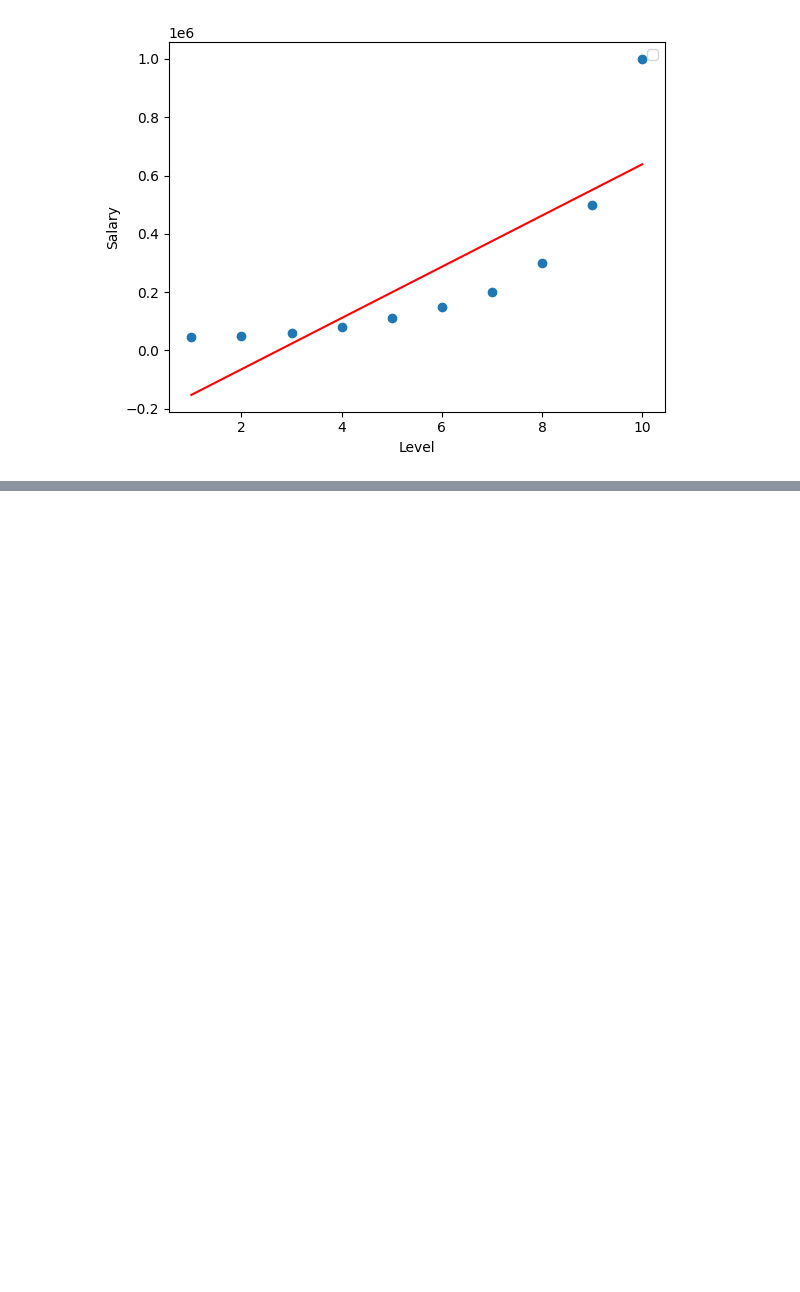
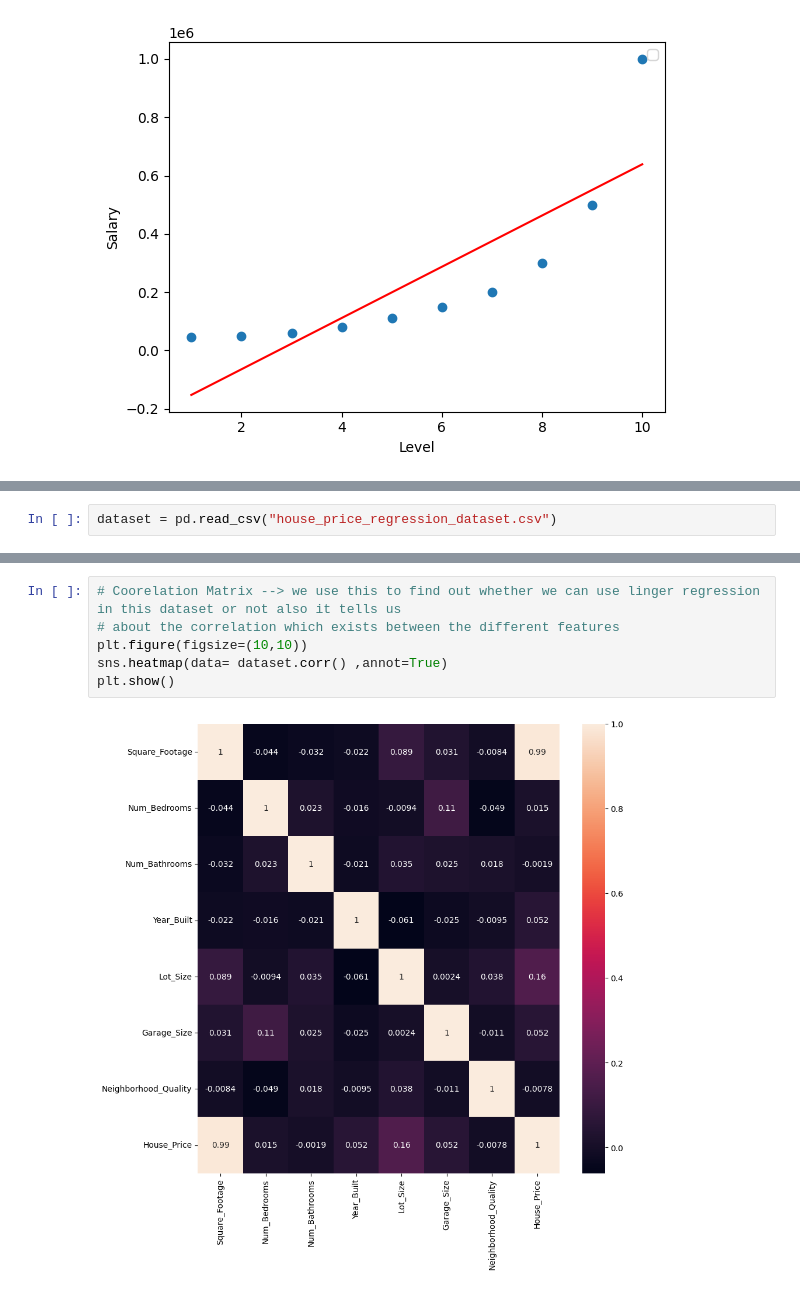
Before and after one commit to jaskiratbudhmaan-ship-it/LocalRepo, a Jupyter notebook: Machine_Learning2.ipynb, the cells around one changed output, grey strips where cells are left out. Drawn from its saved outputs; the diff is of its cells as text; blank space fills up the shorter version.

```diff
--- a/Machine_Learning2.ipynb
+++ b/Machine_Learning2.ipynb
@@ -160,0 +170,2 @@ See: https://matplotlib.org/stable/users/explain/axes/legend_guide.html#controll
+# %%
+dataset = pd.read_csv("house_price_regression_dataset.csv")
@@ -160,0 +179,8 @@ See: https://matplotlib.org/stable/users/explain/axes/legend_guide.html#controll
+# %%
+# Coorelation Matrix --> we use this to find out whether we can use linger regression in this dataset or not also it tells us
+# about the correlation which exists between the different features
+plt.figure(figsize=(10,10))
+sns.heatmap(data= dataset.corr() ,annot=True)
+plt.show()
+# %% [output]
+[figure, added]
```
Also changed, not shown: parts of 29 cells of this notebook.
